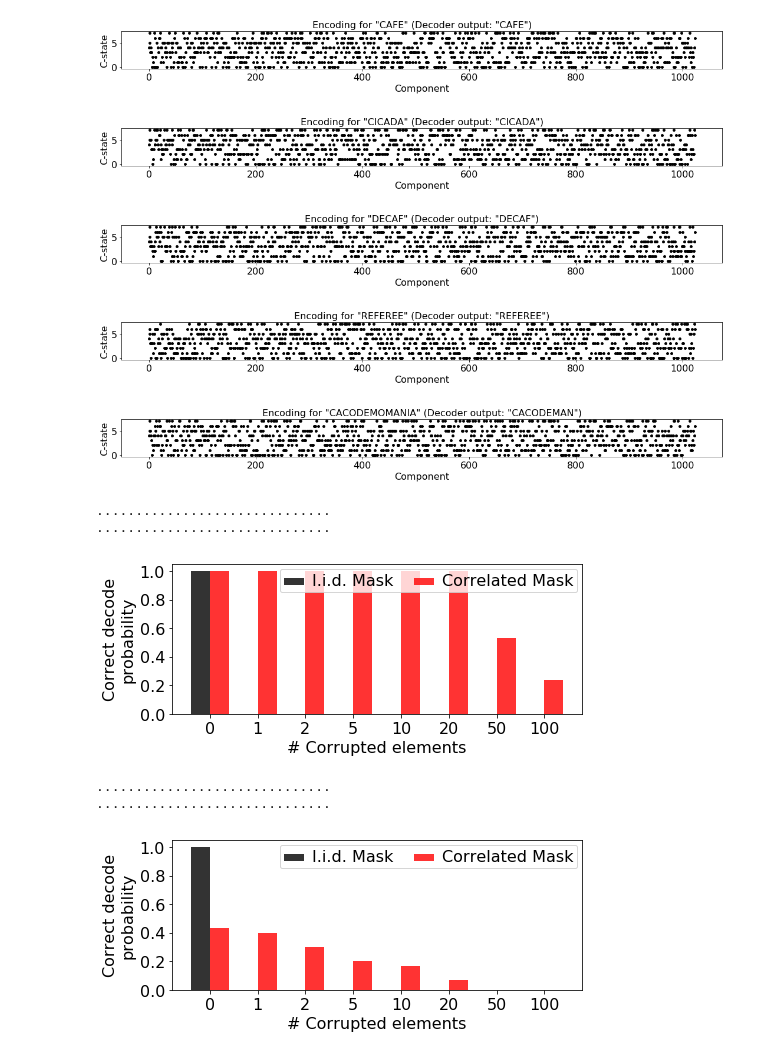
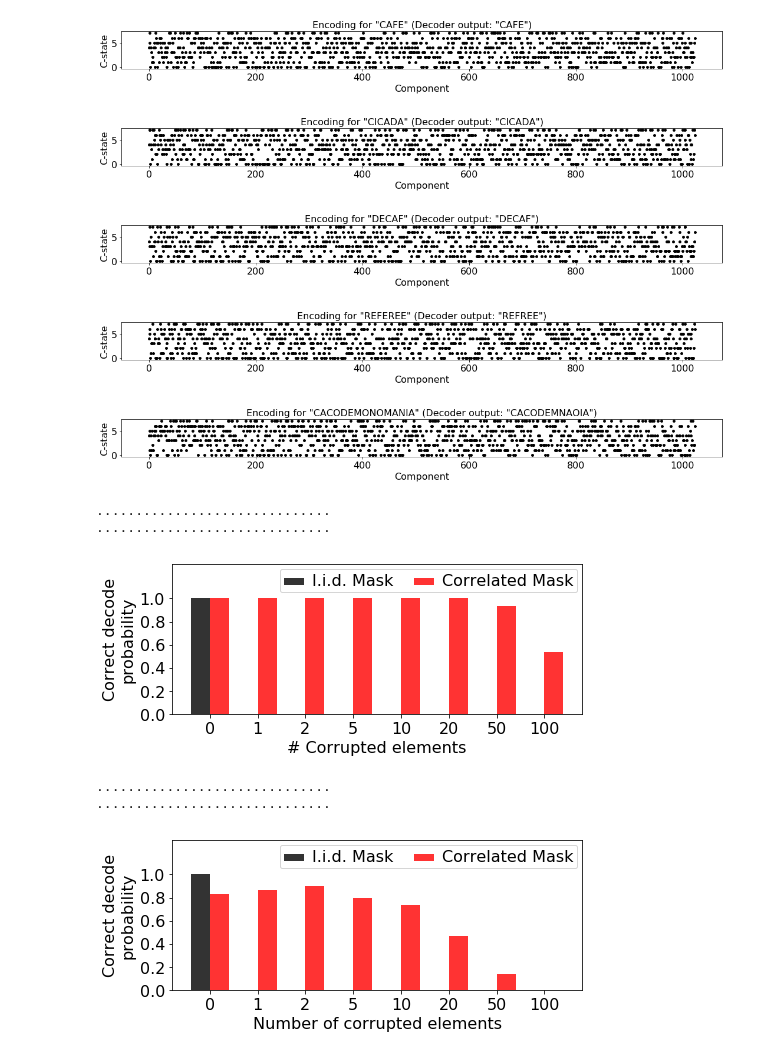
Before and after one commit to rkp8000/crossing_over, a Jupyter notebook: 5_mask_correlations.ipynb, the cells around one changed output. Cells and saved outputs as stored; diff of their text form; code cells hidden in the pictures.

```diff
--- a/5_mask_correlations.ipynb
+++ b/5_mask_correlations.ipynb
@@ -19,7 +19,7 @@ D = 'ABCDEFGHIJKLMNOPQRSTUVWXYZ'
 N = 1024
 Z = 8
 GAM = 1.3
-R = 0.01
+R = 0.004
 
 M = len(D)
 
@@ -221,7 +221,7 @@ class Decoder(object):
 encoder = Encoder(0, D, N, Z, R, GAM)
 decoder = Decoder(encoder)
 
-for y in ['CAFE', 'CICADA', 'DECAF', 'REFEREE', 'CACODEMOMANIA']:
+for y in ['CAFE', 'CICADA', 'DECAF', 'REFEREE', 'CACODEMONOMANIA']:
 
     x = encoder.encode(y)
     fig, ax = plt.subplots(1, 1, figsize=(15, 2), tight_layout=True)
@@ -231,11 +231,11 @@ for y in ['CAFE', 'CICADA', 'DECAF', 'REFEREE', 'CACODEMOMANIA']:
     ax.set_title('Encoding for "{}" (Decoder output: "{}")'.format(y, decoder.decode(x)))
     set_font_size(ax, 16)
 # %% [output]
-[figure, old version]
+[figure, new version]
-[figure, old version]
+[figure, new version]
-[figure, old version]
+[figure, new version]
-[figure, old version]
+[figure, new version]
-[figure, old version]
+[figure, new version]
 # %%
 y = 'CAFE'
 n_trial = 30
@@ -285,6 +285,9 @@ ax.bar(np.arange(len(corrupt)) + .2, p_correct_mask_corr, width=.4, color='r', a
 ax.set_xticks(np.arange(len(corrupt)))
 ax.set_xticklabels(corrupt)
 
+ax.set_ylim(0, 1.3)
+ax.set_yticks([0, .2, .4, .6, .8, 1])
+
 ax.set_xlabel('# Corrupted elements')
 ax.set_ylabel('Correct decode\nprobability')
 
@@ -294,7 +297,7 @@ set_font_size(ax, 16)
 # %% [output]
 ..............................
 ..............................
-[figure, old version]
+[figure, new version]
 # %%
 y = 'CICADA'
 n_trial = 30
@@ -325,33 +328,36 @@ for seed in range(n_trial):
     sys.stdout.write('.')
     encoder = Encoder(seed, D, N, Z, R, GAM)
     decoder = Decoder(encoder)
 
     for c_ctr, corrupt_ in enumerate(corrupt):
         x_y = encoder.encode(y, corrupt_)
         y_hat = decoder.decode(x_y)
 
         if y_hat == y:
             ct_correct_mask_corr[c_ctr] += 1
 
 p_correct_mask_corr = ct_correct_mask_corr / n_trial
 print('')
 
 fig, ax = plt.subplots(1, 1, figsize=(7, 3), tight_layout=True)
 
 ax.bar(np.arange(len(corrupt)) - .2, p_correct_basic, width=.4, color='k', alpha=.8)
 ax.bar(np.arange(len(corrupt)) + .2, p_correct_mask_corr, width=.4, color='r', alpha=.8)
 
 ax.set_xticks(np.arange(len(corrupt)))
 ax.set_xticklabels(corrupt)
 
-ax.set_xlabel('# Corrupted elements')
+ax.set_ylim(0, 1.3)
+ax.set_yticks([0, .2, .4, .6, .8, 1])
+
+ax.set_xlabel('Number of corrupted elements')
 ax.set_ylabel('Correct decode\nprobability')
 
 ax.legend(['I.i.d. Mask', 'Correlated Mask'], ncol=2)
 
 set_font_size(ax, 16)
 # %% [output]
 ..............................
 ..............................
-[figure, old version]
+[figure, new version]
 # %%
```
Also changed, not shown: parts of 6 cells of this notebook.
